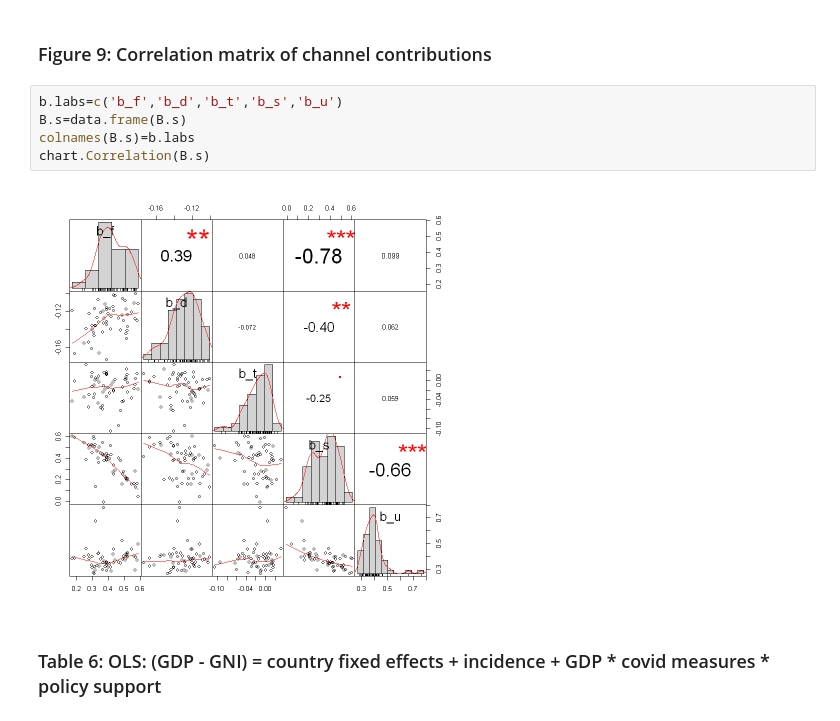
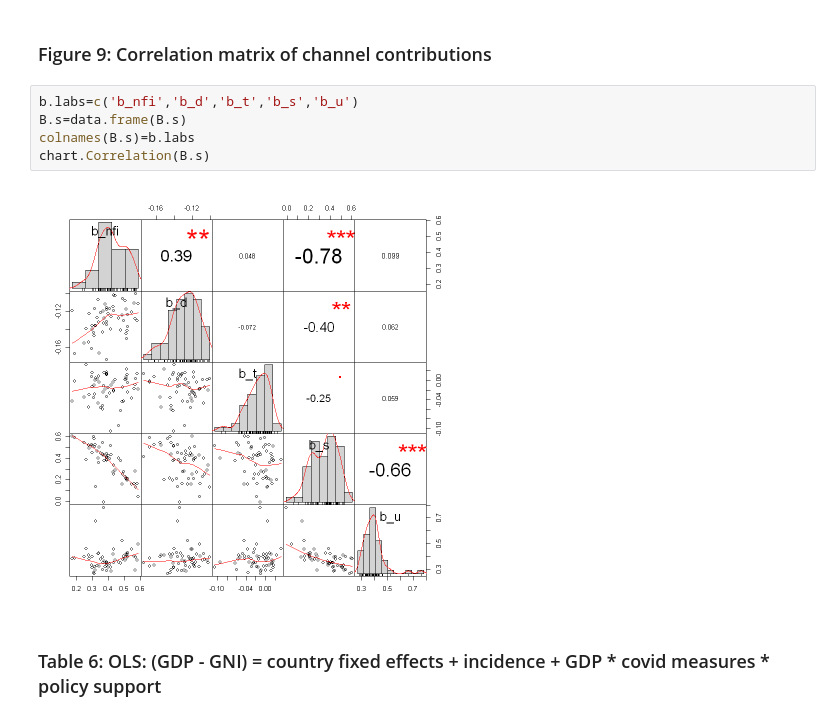
Before and after one commit to Riderman56/Master_Arbeit, a Jupyter notebook: rep.ipynb, the cells around one changed output. Cells and saved outputs as stored; diff of their text form.

```diff
--- a/rep.ipynb
+++ b/rep.ipynb
@@ -669,12 +669,12 @@ abline(v=as.Date("2020/04/01"))
 # %% [markdown]
 ### Figure 9: Correlation matrix of channel contributions
 # %%
-b.labs=c('b_f','b_d','b_t','b_s','b_u')
+b.labs=c('b_nfi','b_d','b_t','b_s','b_u')
 B.s=data.frame(B.s)
 colnames(B.s)=b.labs
 chart.Correlation(B.s)
 # %% [output]
-[figure, old version]
+[figure, new version]
 # %% [markdown]
 ### Table 6: OLS: (GDP - GNI) = country fixed effects + incidence + GDP * covid measures * policy support
 # %%
```
